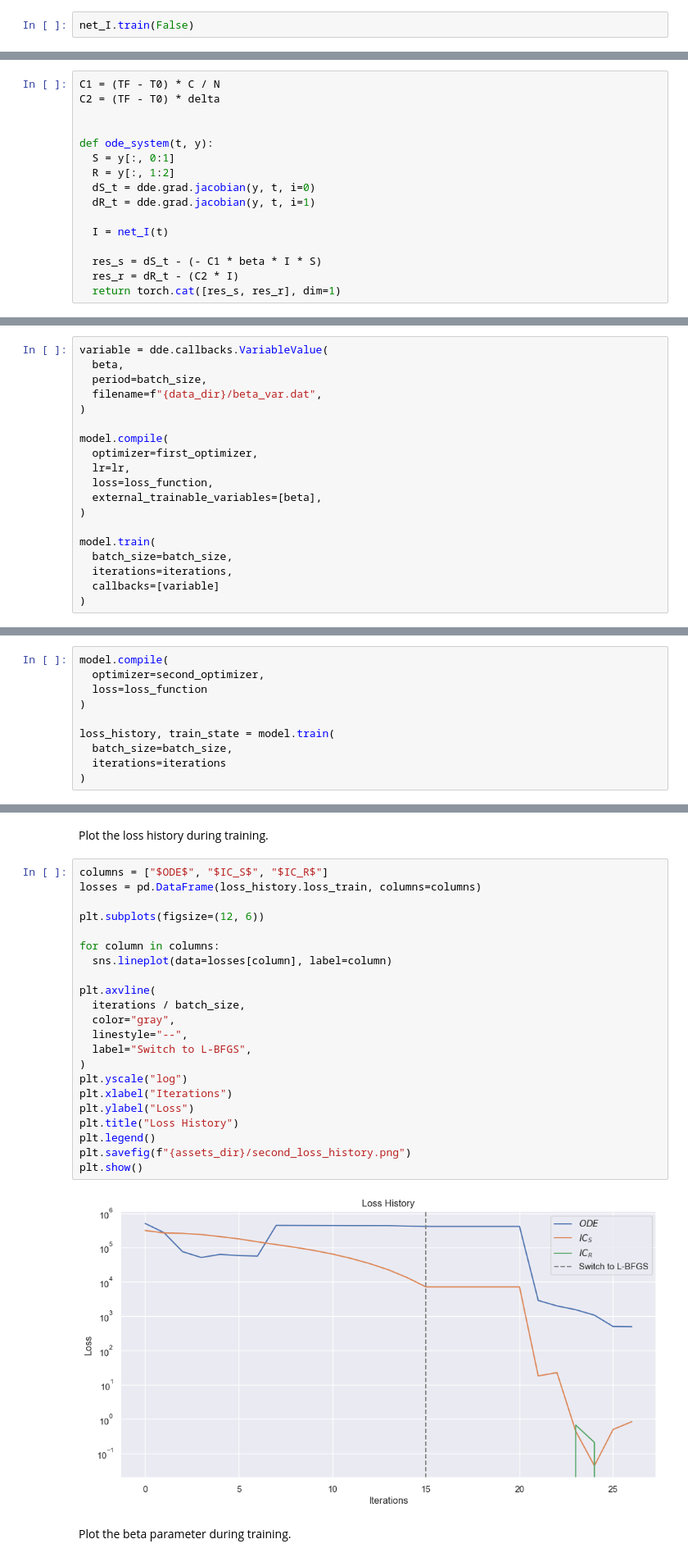
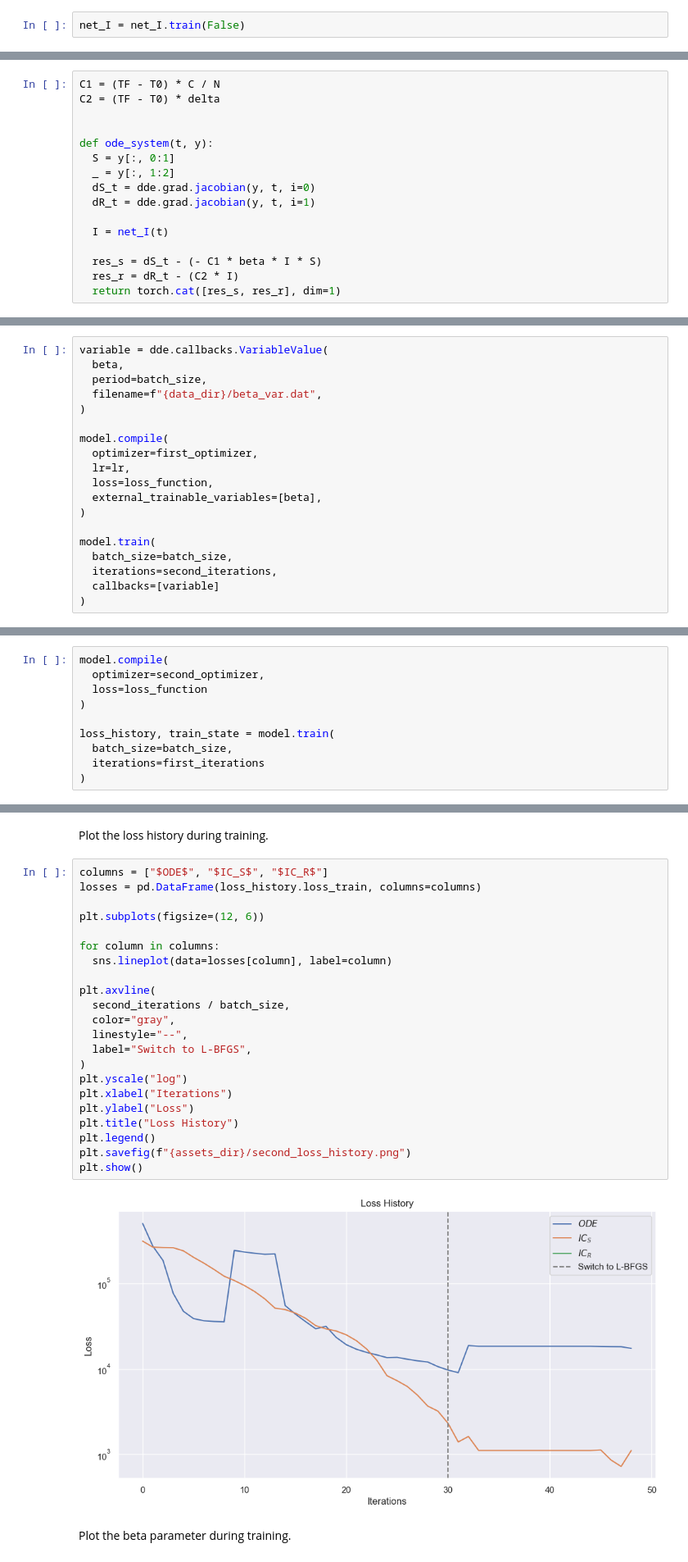
Before and after one commit to GiacomoGuidotto/sir-pinn, a Jupyter notebook: src/contant_rate/split/split.ipynb, the cells around one changed output, grey strips where cells are left out. Shown at 82% size. Cells and saved outputs as stored; diff of their text form.

```diff
--- a/src/contant_rate/split/split.ipynb
+++ b/src/contant_rate/split/split.ipynb
@@ -379,4 +380,4 @@ display(HTML(MSEs.to_html(index=False)))
 
 Freeze the first network to use it as a fixed function.
 # %%
-net_I.train(False)
+net_I = net_I.train(False)
@@ -407,7 +400,7 @@ C2 = (TF - T0) * delta
 
 def ode_system(t, y):
   S = y[:, 0:1]
-  R = y[:, 1:2]
+  _ = y[:, 1:2]
   dS_t = dde.grad.jacobian(y, t, i=0)
   dR_t = dde.grad.jacobian(y, t, i=1)
 
@@ -472,7 +465,7 @@ model.compile(
 
 model.train(
   batch_size=batch_size,
-  iterations=iterations,
+  iterations=second_iterations,
   callbacks=[variable]
 )
 # %% [output]
@@ -505,7 +498,7 @@ model.compile(
 
 loss_history, train_state = model.train(
   batch_size=batch_size,
-  iterations=iterations
+  iterations=first_iterations
 )
 # %% [output]
 Compiling model...
@@ -546,27 +539,27 @@ Plot the loss history during training.
 # %%
 columns = ["$ODE$", "$IC_S$", "$IC_R$"]
 losses = pd.DataFrame(loss_history.loss_train, columns=columns)
 
 plt.subplots(figsize=(12, 6))
 
 for column in columns:
   sns.lineplot(data=losses[column], label=column)
 
 plt.axvline(
-  iterations / batch_size,
+  second_iterations / batch_size,
   color="gray",
   linestyle="--",
   label="Switch to L-BFGS",
 )
 plt.yscale("log")
 plt.xlabel("Iterations")
 plt.ylabel("Loss")
 plt.title("Loss History")
 plt.legend()
 plt.savefig(f"{assets_dir}/second_loss_history.png")
 plt.show()
 # %% [output]
-[figure, old version]
+[figure, new version]
 # %% [markdown]
 Plot the beta parameter during training.
 # %%
```
Also changed, not shown: parts of 10 cells of this notebook, 10 other files.
